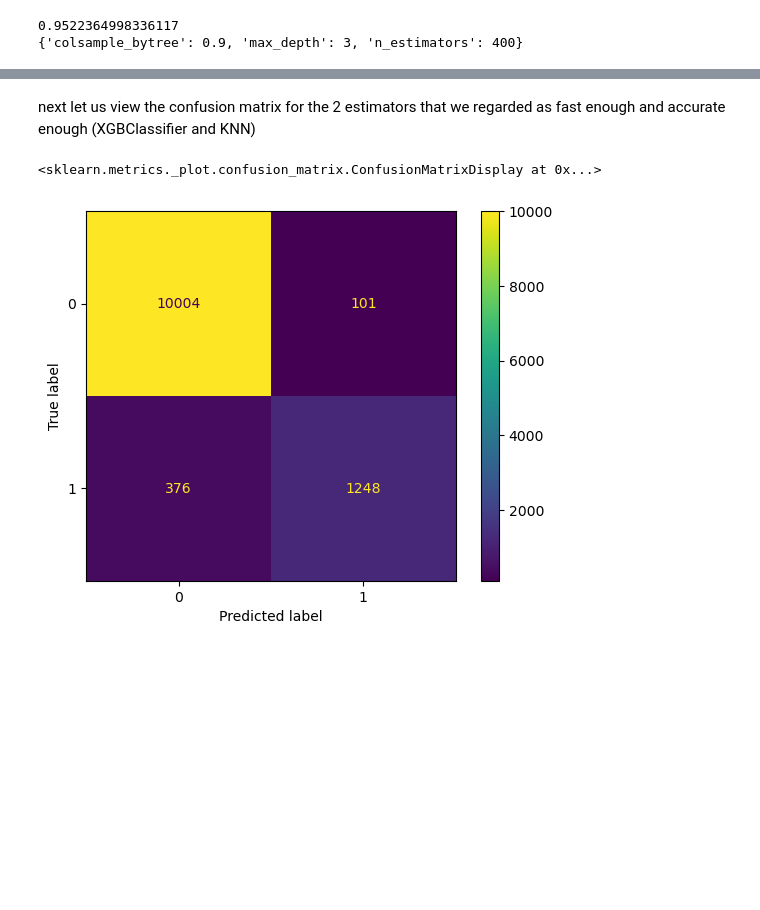
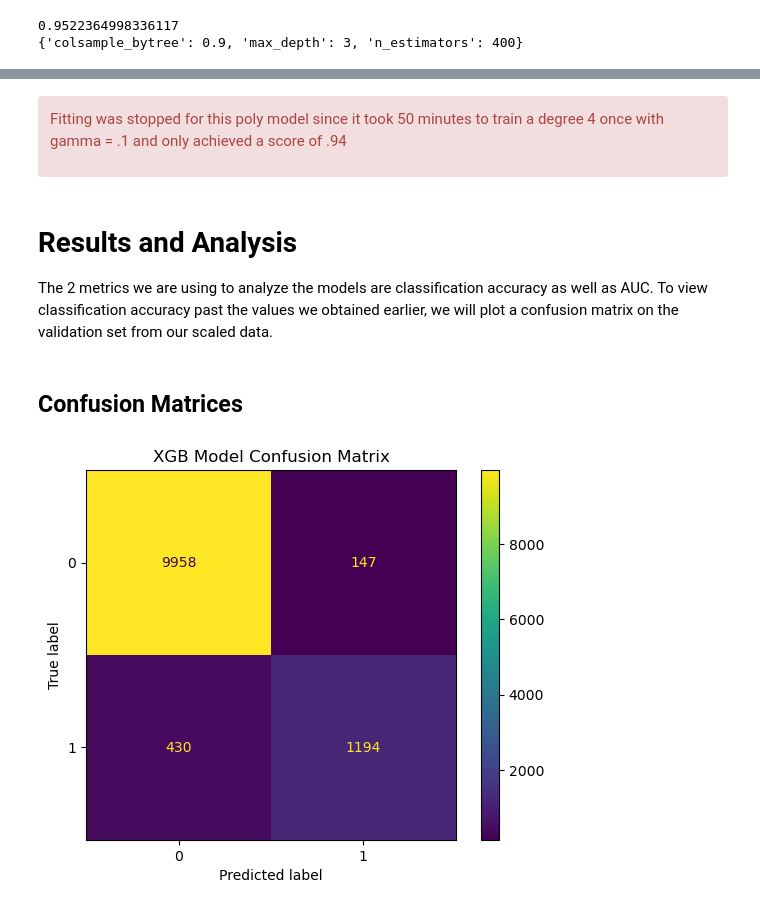
Before and after one commit to JacobHurley/Loan-aproval, a Jupyter notebook: LoanApproval.ipynb, the cells around one changed output, grey strips where cells are left out. Cells and saved outputs as stored; diff of their text form; code cells hidden in the pictures; blank space fills up the shorter version.

```diff
--- a/LoanApproval.ipynb
+++ b/LoanApproval.ipynb
@@ -403,8 +346,8 @@ print(neighborSearchScaled2.best_params_)
 We will try to fit an extreme Gradient boost classifier to the data and see how well it performs. Extreme gradient boosting trees have become popular lately and have a tendency to be very fast and not overfit so they are well suited for many different problems.
 # %%
 from xgboost import XGBClassifier
-xgbModel = XGBClassifier(objective = 'binary:logistic')
+xgbModel = XGBClassifier(objective = 'binary:logistic', random_state=42)
 xgbGrid = {'n_estimators': list(range(50, 350, 50)),
           'max_depth': list(range(1,3)),
           'colsample_bytree' : [x / 10 for x in range(0,10)]}
-xgbSearch = GridSearchCV(xgbModel, xgbGrid, cv=5, verbose=10).fit(Xscaled_train, y_train)
+xgbSearch = GridSearchCV(xgbModel, xgbGrid, cv=5).fit(Xscaled_train, y_train) # set verbose = 10 in constructor
@@ -587,13 +427,22 @@ KeyboardInterrupt:
+# %% [markdown]
+<div class="alert alert-block alert-danger">
+
+Fitting was stopped for this poly model since it took 50 minutes to train a degree 4 once with gamma = .1 and only achieved a score of .94
 # %% [markdown]
-next let us view the confusion matrix for the 2 estimators that we regarded as fast enough and accurate enough (XGBClassifier and KNN)
+# Results and Analysis
+The 2 metrics we are using to analyze the models are classification accuracy as well as AUC. To view classification accuracy past the values we obtained earlier, we will plot a confusion matrix on the validation set from our scaled data.
+# %% [markdown]
+## Confusion Matrices
 # %%
 from sklearn.metrics import confusion_matrix, roc_auc_score, ConfusionMatrixDisplay, RocCurveDisplay
-# our best model came from the xgboost algorithm so we will use that model for our scores
-# we could ensemble our best performing algorithms together to average their prediction and this may provide a more accurate prediction.
 xgbEstimator = xgbSearch.best_estimator_
-ConfusionMatrixDisplay.from_estimator(xgbEstimator, Xscaled_val, y_val, values_format="d")
+disp = ConfusionMatrixDisplay.from_estimator(xgbEstimator, Xscaled_val, y_val, values_format="d")
+plt.close()
+fig, ax = plt.subplots()
+disp.plot(ax=ax)
+ax.set_title('XGB Model Confusion Matrix')
+plt.show()
 # %% [output]
-<sklearn.metrics._plot.confusion_matrix.ConfusionMatrixDisplay at 0x...>
-[figure, old version]
+[figure, new version]
 # %%
 knnEstimator = neighborSearchScaled.best_estimator_
```
Also changed, not shown: parts of 72 cells of this notebook.
